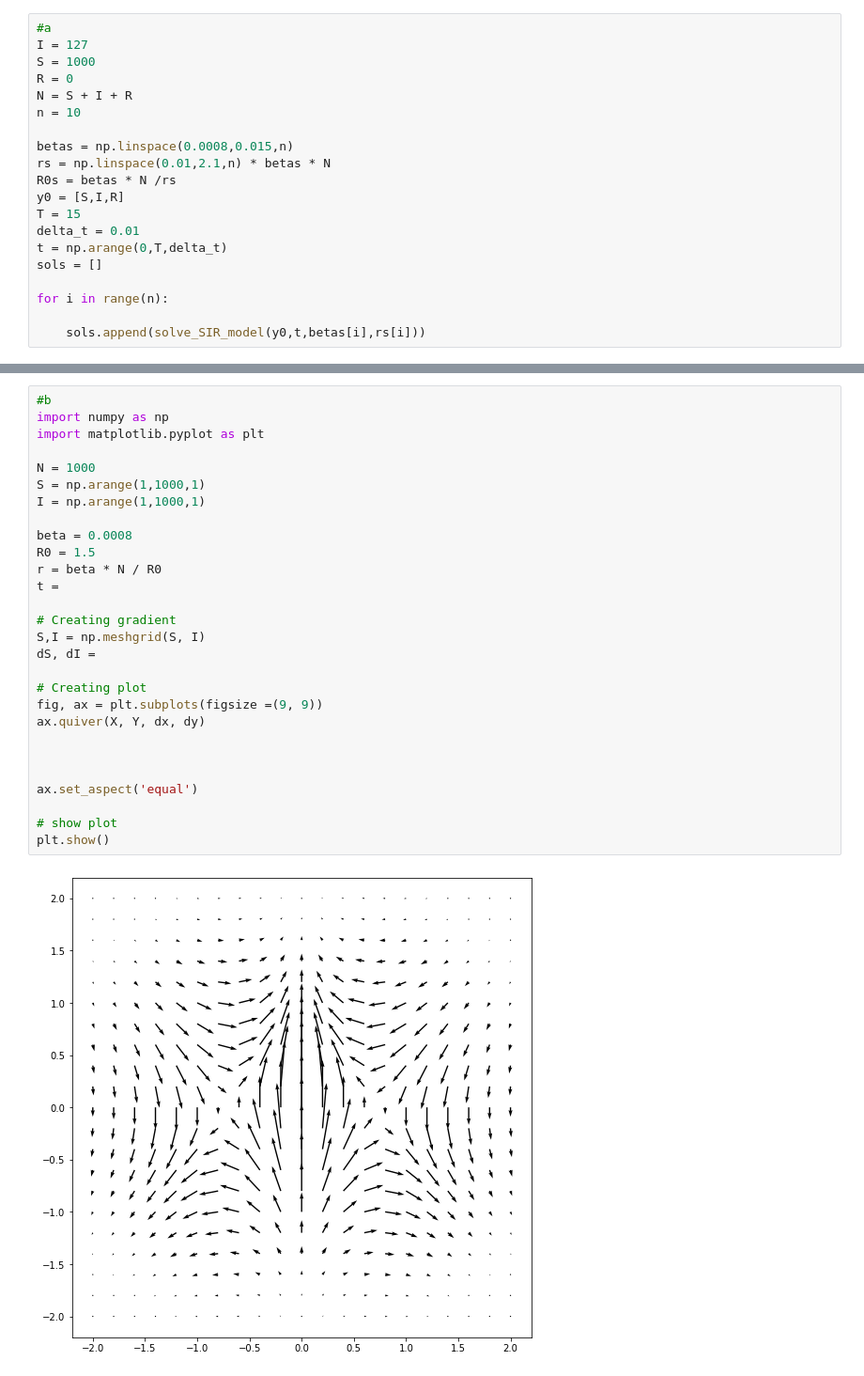
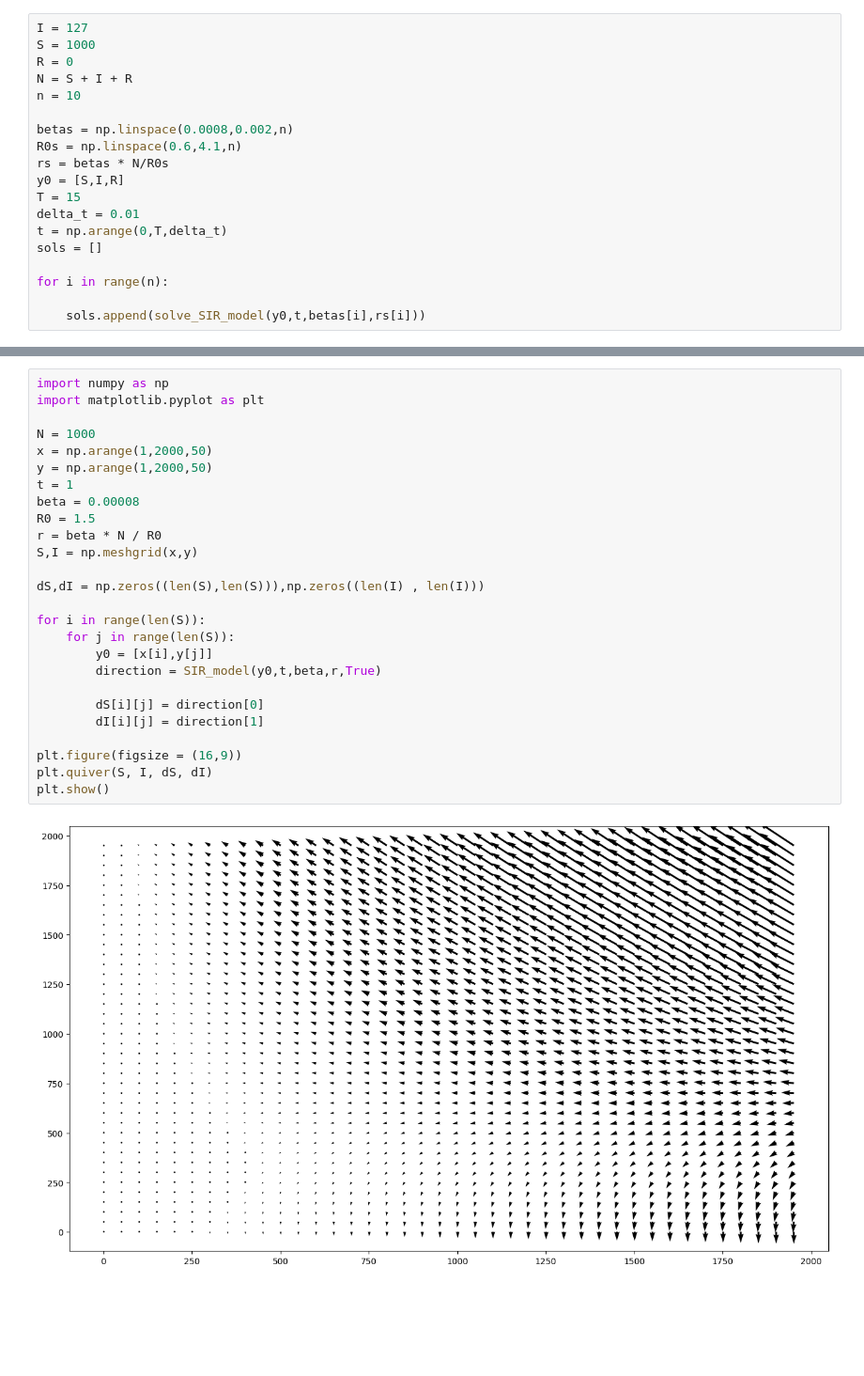
Before and after one commit to wojbec2000/Diffusion-processes, a Jupyter notebook: 5 lab assingment.ipynb, the cells around one changed output, grey strips where cells are left out. Shown at 94% size. Saved outputs shown, nothing was run; the diff lists cells and outputs as text; blank space fills up the shorter version.

```diff
--- a/5 lab assingment.ipynb
+++ b/5 lab assingment.ipynb
@@ -23,15 +24,14 @@ def solve_SIR_model(y0 : np.ndarray, t : np.ndarray, beta : float, r : float, re
     return sol
 # %%
-#a
 I = 127
 S = 1000
 R = 0
 N = S + I + R
 n = 10
 
-betas = np.linspace(0.0008,0.015,n)
-rs = np.linspace(0.01,2.1,n) * betas * N
-R0s = betas * N /rs
+betas = np.linspace(0.0008,0.002,n)
+R0s = np.linspace(0.6,4.1,n)
+rs = betas * N/R0s
 y0 = [S,I,R]
 T = 15
 delta_t = 0.01
@@ -109,30 +113,28 @@ plt.show()
 # %%
-#b
 import numpy as np
 import matplotlib.pyplot as plt
 
 N = 1000
-S = np.arange(1,1000,1)
-I = np.arange(1,1000,1)
-
-beta = 0.0008
+x = np.arange(1,2000,50)
+y = np.arange(1,2000,50)
+t = 1
+beta = 0.00008
 R0 = 1.5
 r = beta * N / R0
-t =
+S,I = np.meshgrid(x,y)
 
-# Creating gradient
-S,I = np.meshgrid(S, I)
-dS, dI =
+dS,dI = np.zeros((len(S),len(S))),np.zeros((len(I) , len(I)))
 
-# Creating plot
-fig, ax = plt.subplots(figsize =(9, 9))
-ax.quiver(X, Y, dx, dy)
+for i in range(len(S)):
+    for j in range(len(S)):
+        y0 = [x[i],y[j]]
+        direction = SIR_model(y0,t,beta,r,True)
 
+        dS[i][j] = direction[0]
+        dI[i][j] = direction[1]
 
-
-ax.set_aspect('equal')
-
-# show plot
+plt.figure(figsize = (16,9))
+plt.quiver(S, I, dS, dI)
 plt.show()
 # %% [output]
-[figure, old version]
+[figure, new version]
```
Also changed, not shown: parts of 26 cells of this notebook.
